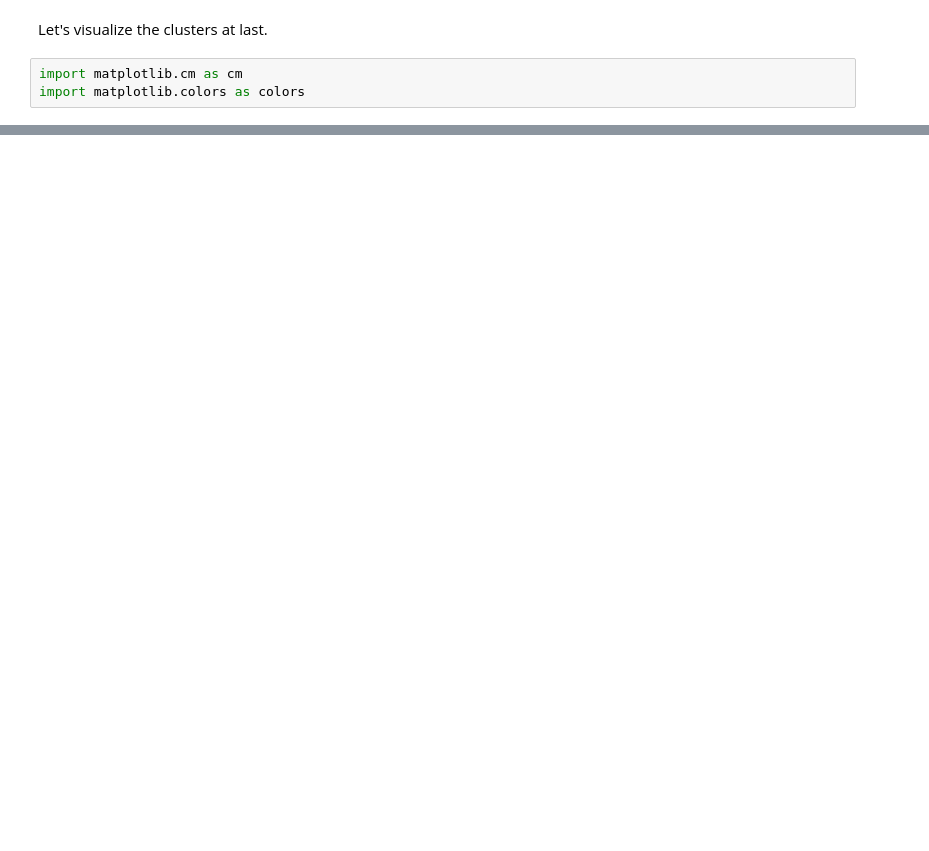
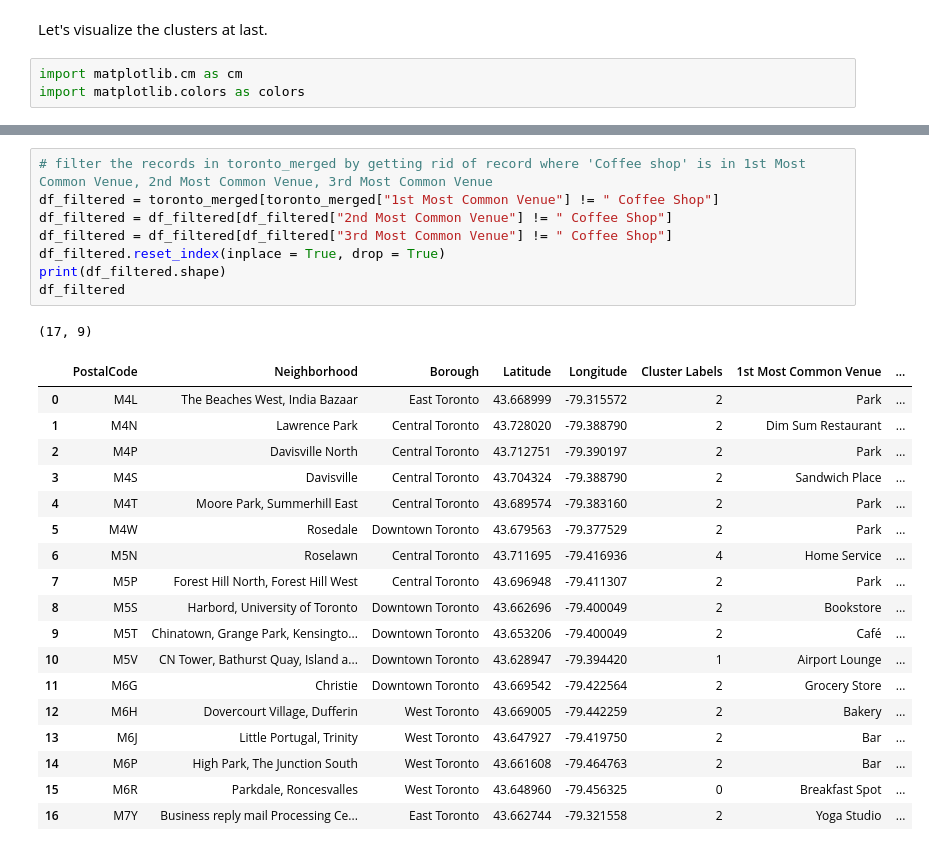
Before and after one commit to rjromijnders/Coursera_Capstone, a Jupyter notebook: TheBattleOfNeighborhoodsVol2.ipynb, the cells around one changed output, grey strips where cells are left out. Saved outputs shown, nothing was run; the diff lists cells and outputs as text; blank space fills up the shorter version.

```diff
--- a/TheBattleOfNeighborhoodsVol2.ipynb
+++ b/TheBattleOfNeighborhoodsVol2.ipynb
@@ -482,3 +458,31 @@ for lat, lon, poi, cluster in zip(toronto_merged['Latitude'], toronto_merged['Lo
 map_clusters
 # %% [output]
 [interactive output not drawn]
+# %%
+# filter the records in toronto_merged by getting rid of record where 'Coffee shop' is in 1st Most Common Venue, 2nd Most Common Venue, 3rd Most Common Venue
+df_filtered = toronto_merged[toronto_merged["1st Most Common Venue"] != " Coffee Shop"]
+df_filtered = df_filtered[df_filtered["2nd Most Common Venue"] != " Coffee Shop"]
+df_filtered = df_filtered[df_filtered["3rd Most Common Venue"] != " Coffee Shop"]
+df_filtered.reset_index(inplace = True, drop = True)
+print(df_filtered.shape)
+df_filtered
+# %% [output]
+(17, 9)
+|  | PostalCode | Neighborhood | Borough | Latitude | Longitude | Cluster Labels | 1st Most Common Venue | ... |
+| 0 | M4L | The Beaches West, India Bazaar | East Toronto | 43.668999 | -79.315572 | 2 | Park | ... |
+| 1 | M4N | Lawrence Park | Central Toronto | 43.728020 | -79.388790 | 2 | Dim Sum Restaurant | ... |
+| 2 | M4P | Davisville North | Central Toronto | 43.712751 | -79.390197 | 2 | Park | ... |
+| 3 | M4S | Davisville | Central Toronto | 43.704324 | -79.388790 | 2 | Sandwich Place | ... |
+| 4 | M4T | Moore Park, Summerhill East | Central Toronto | 43.689574 | -79.383160 | 2 | Park | ... |
+| 5 | M4W | Rosedale | Downtown Toronto | 43.679563 | -79.377529 | 2 | Park | ... |
+| 6 | M5N | Roselawn | Central Toronto | 43.711695 | -79.416936 | 4 | Home Service | ... |
+| 7 | M5P | Forest Hill North, Forest Hill West | Central Toronto | 43.696948 | -79.411307 | 2 | Park | ... |
+| 8 | M5S | Harbord, University of Toronto | Downtown Toronto | 43.662696 | -79.400049 | 2 | Bookstore | ... |
+| 9 | M5T | Chinatown, Grange Park, Kensingto... | Downtown Toronto | 43.653206 | -79.400049 | 2 | Café | ... |
+| 10 | M5V | CN Tower, Bathurst Quay, Island a... | Downtown Toronto | 43.628947 | -79.394420 | 1 | Airport Lounge | ... |
+| 11 | M6G | Christie | Downtown Toronto | 43.669542 | -79.422564 | 2 | Grocery Store | ... |
+| 12 | M6H | Dovercourt Village, Dufferin | West Toronto | 43.669005 | -79.442259 | 2 | Bakery | ... |
+| 13 | M6J | Little Portugal, Trinity | West Toronto | 43.647927 | -79.419750 | 2 | Bar | ... |
+| 14 | M6P | High Park, The Junction South | West Toronto | 43.661608 | -79.464763 | 2 | Bar | ... |
+| 15 | M6R | Parkdale, Roncesvalles | West Toronto | 43.648960 | -79.456325 | 0 | Breakfast Spot | ... |
+| 16 | M7Y | Business reply mail Processing Ce... | East Toronto | 43.662744 | -79.321558 | 2 | Yoga Studio | ... |
```
Also changed, not shown: parts of 36 cells of this notebook.
